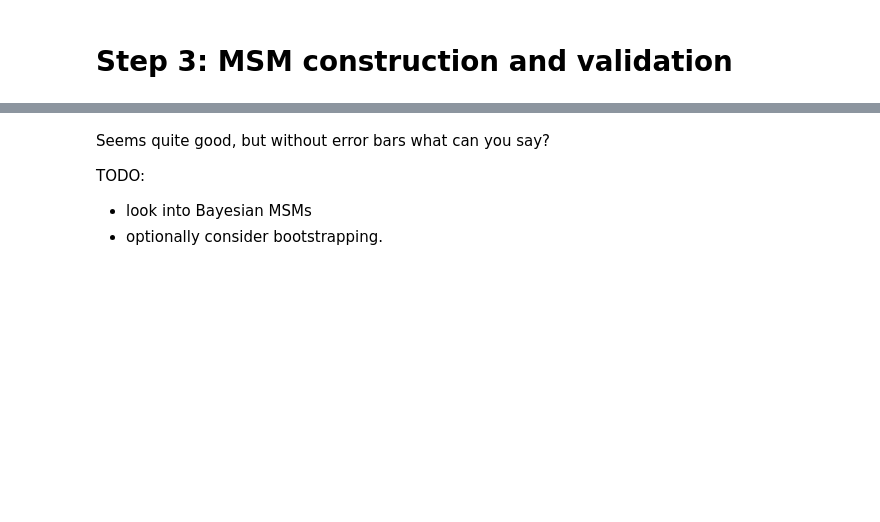
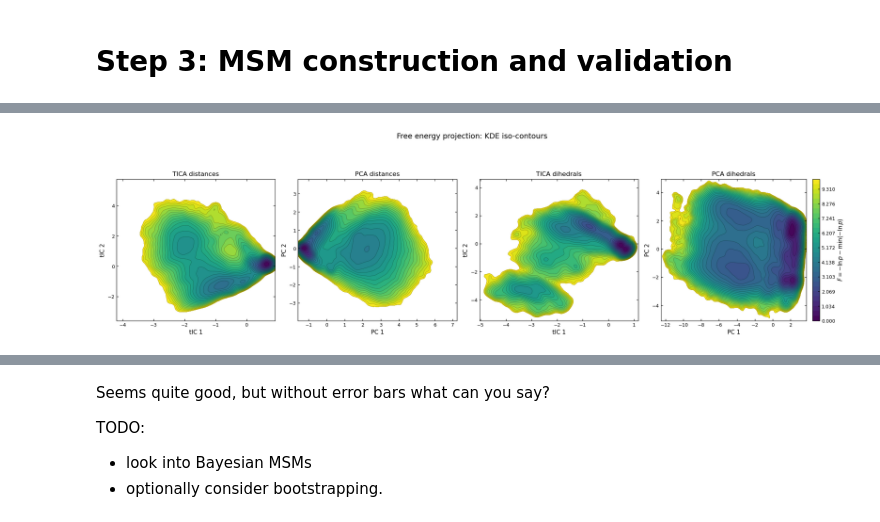
Before and after one commit to miriamzara/MSM, a Jupyter notebook: root/notebooks/step_3_msm_construction.ipynb, the cells around one changed output, grey strips where cells are left out. Saved outputs shown, nothing was run; the diff lists cells and outputs as text; code cells hidden in the pictures; blank space fills up the shorter version.

```diff
--- a/root/notebooks/step_3_msm_construction.ipynb
+++ b/root/notebooks/step_3_msm_construction.ipynb
@@ -427,13 +2,0 @@ model_acf = get_msm_autocorrelation(theta_array, msm, times_array=np.arange(0, 1
-# %%
-fig, ax = plt.subplots()
-
-
-ax.plot(np.arange(len(empirical_acf)), empirical_acf, label = "empirical")
-ax.plot(np.arange(len(model_acf)), model_acf, label = "model")
-ax.legend()
-ax.set_xscale("log", base = 10)
-ax.set_ylabel("ACF RMSD")
-ax.set_xlabel("frames")
-ax.grid()
-plt.ylim(-0.2, 1.2)
-plt.show()
@@ -441,0 +268,73 @@ plt.show()
+# %%
+# ---------------------------------------------------------------------------
+# Plot iso-contour FESs
+
+vmin = 0
+vmax = 10
+
+levels = np.linspace(vmin, vmax, 30)
+
+fig, axes = plt.subplots(1, 4, figsize=(20, 5))
+axes = axes.flatten()
+
+titles = [
+    "TICA distances",
+    "PCA distances",
+    "TICA dihedrals",
+    "PCA dihedrals"
+]
+
+xlabels = [
+    "tIC 1",
+    "PC 1",
+    "tIC 1",
+    "PC 1"
+]
+
+ylabels = [
+    "tIC 2",
+    "PC 2",
+    "tIC 2",
+    "PC 2"
+]
+
+for ax, title, xlabel, ylabel, F, (xx, yy) in zip(
+    axes, titles, xlabels, ylabels, Fs, grids
+):
+    im = ax.contourf(
+        xx,
+        yy,
+        F,
+        levels=levels,
+        vmin=vmin,
+        vmax=vmax
+    )
+
+    ax.contour(
+        xx,
+        yy,
+        F,
+        levels=levels,
+        linewidths=0.5,
+        colors="k",
+        alpha=0.4
+    )
+
+    ax.set_title(title)
+    ax.set_xlabel(xlabel)
+    ax.set_ylabel(ylabel)
+
+plt.colorbar(
+    im,
+    ax=axes[3],
+    label=r"$F = -\ln p - \min(-\ln p)$",
+    fraction=0.046,
+    pad=0.04
+)
+
+plt.suptitle("Free energy projection: KDE iso-contours", y=1.1)
+#plt.savefig("output_figures/free_energy_projection.png", dpi=300, bbox_inches="tight")
+plt.tight_layout()
+plt.show()
+# %% [output]
+[figure, added]
```
Also changed, not shown: parts of 89 cells of this notebook, 48 other files.
